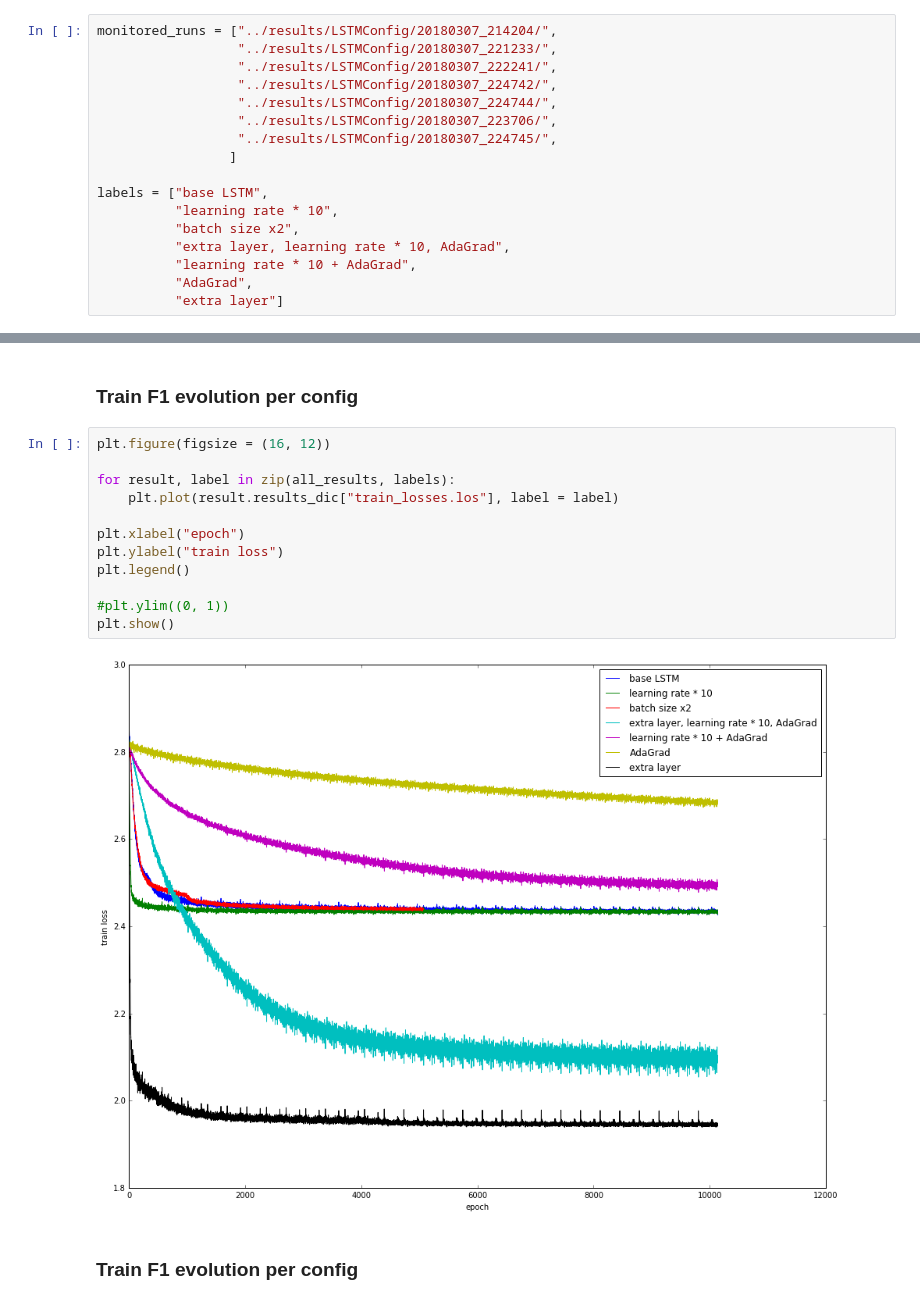
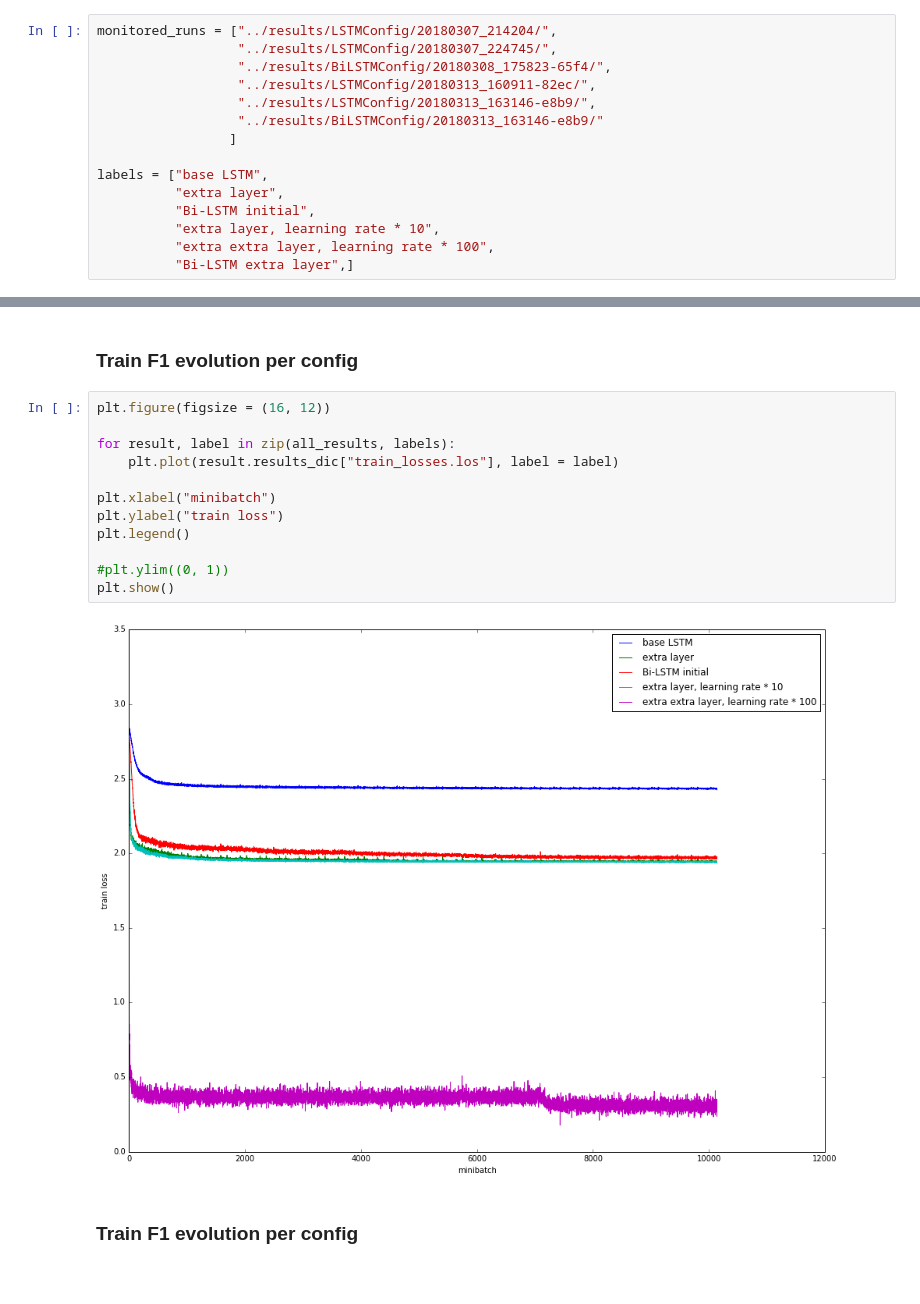
Before and after one commit to vincentbillaut/neuralNER, a Jupyter notebook: notebooks/VisualizeRuns.ipynb, the cells around one changed output, grey strips where cells are left out. Drawn from its saved outputs; the diff is of its cells as text.

```diff
--- a/notebooks/VisualizeRuns.ipynb
+++ b/notebooks/VisualizeRuns.ipynb
@@ -6,18 +6,16 @@ import json
 # Define studied plots
 # %%
 monitored_runs = ["../results/LSTMConfig/20180307_214204/",
-                  "../results/LSTMConfig/20180307_221233/",
-                  "../results/LSTMConfig/20180307_222241/",
-                  "../results/LSTMConfig/20180307_224742/",
-                  "../results/LSTMConfig/20180307_224744/",
-                  "../results/LSTMConfig/20180307_223706/",
                   "../results/LSTMConfig/20180307_224745/",
+                  "../results/BiLSTMConfig/20180308_175823-65f4/",
+                  "../results/LSTMConfig/20180313_160911-82ec/",
+                  "../results/LSTMConfig/20180313_163146-e8b9/",
+                  "../results/BiLSTMConfig/20180313_163146-e8b9/"
                  ]
 
 labels = ["base LSTM",
-          "learning rate * 10",
-          "batch size x2",
-          "extra layer, learning rate * 10, AdaGrad",
-          "learning rate * 10 + AdaGrad",
-          "AdaGrad",
-          "extra layer"]
+          "extra layer",
+          "Bi-LSTM initial",
+          "extra layer, learning rate * 10",
+          "extra extra layer, learning rate * 100",
+          "Bi-LSTM extra layer",]
@@ -74,17 +48,17 @@ all_results = [RunResult(monitored_run) for monitored_run in monitored_runs]
 # %%
 plt.figure(figsize = (16, 12))
 
 for result, label in zip(all_results, labels):
     plt.plot(result.results_dic["train_losses.los"], label = label)
 
-plt.xlabel("epoch")
+plt.xlabel("minibatch")
 plt.ylabel("train loss")
 plt.legend()
 
 #plt.ylim((0, 1))
 plt.show()
 # %% [output]
-[figure, old version]
+[figure, new version]
 # %% [markdown]
 ### Train F1 evolution per config
 # %%
```
Also changed, not shown: parts of 3 cells of this notebook, 2 other files.
